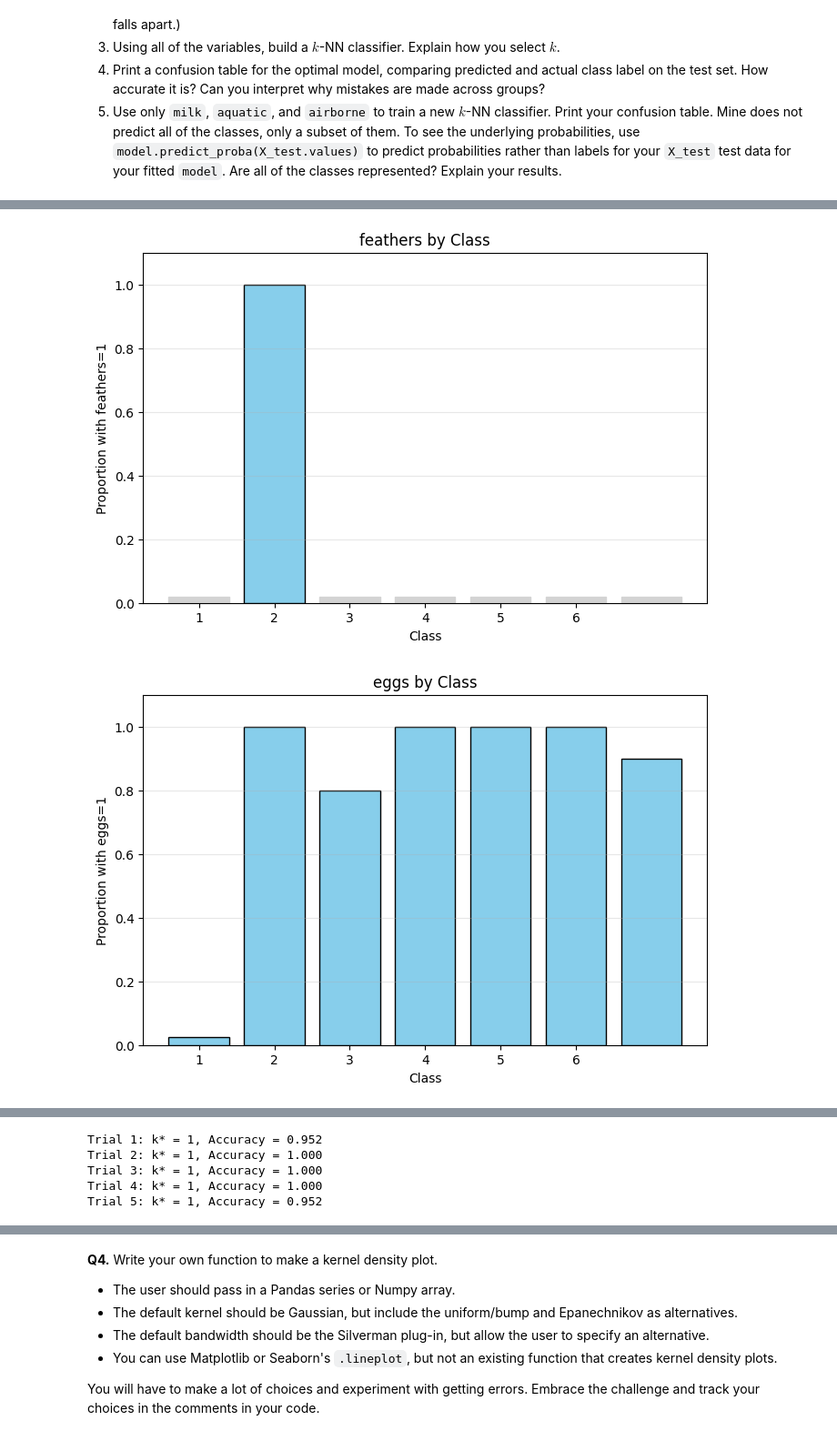
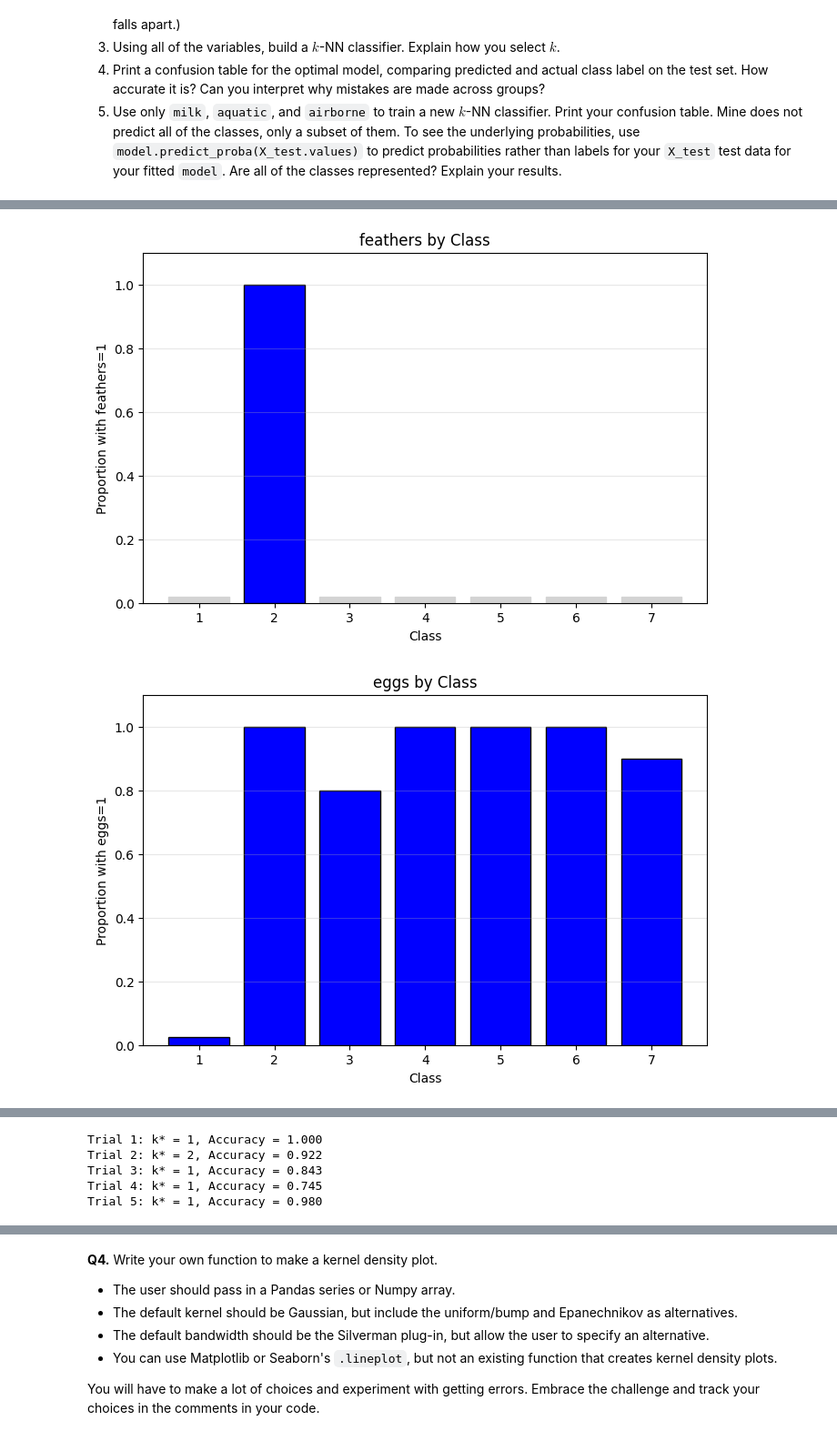
Before and after one commit to allyoshea/KNN, a Jupyter notebook: assignment/assignment.ipynb, the cells around one changed output, grey strips where cells are left out. Shown at 91% size. Saved outputs shown, nothing was run; the diff lists cells and outputs as text; code cells hidden in the pictures.

```diff
--- a/assignment/assignment.ipynb
+++ b/assignment/assignment.ipynb
@@ -170,14 +170,14 @@ print(correlations)
 
 
 
-# Binary features - bar plots showing proportion
+# Binary features, bar plots showing classes with these
 binary_features = ['hair', 'feathers', 'eggs', 'milk', 'airborne']
 
 for feature in binary_features:
     class_means = df.groupby('class')[feature].mean()
 
     plt.figure(figsize=(8, 5))
-    bars = plt.bar(class_means.index, class_means.values, color='skyblue', edgecolor='black')
+    bars = plt.bar(class_means.index, class_means.values, color='blue', edgecolor='black')
 
     # Make 0 bars slightly visible
     for i, bar in enumerate(bars):
@@ -188,7 +188,7 @@ for feature in binary_features:
     plt.xlabel('Class')
     plt.ylabel(f'Proportion with {feature}=1')
     plt.title(f'{feature} by Class')
-    plt.xticks(range(1, 7))
+    plt.xticks(range(1, 8))
     plt.ylim(0, 1.1)
     plt.grid(axis='y', alpha=0.3)
     plt.show()
@@ -255,8 +255,8 @@ y = df['class']
 X = df.drop(['animal', 'class'], axis=1)
 
 for trial in range(5):
-    ## Split the sample:
-    X_train, X_test, y_train, y_test = train_test_split(X, y, test_size=0.2, random_state=None)
+    ## Split the sample 50/50
+    X_train, X_test, y_train, y_test = train_test_split(X, y, test_size=0.5, random_state=None)
     N_train = len(y_train)
     N_test = len(y_test)
 
@@ -276,7 +276,7 @@ for trial in range(5):
     print(f"Trial {trial+1}: k* = {k_star}, Accuracy = {Acc_max:.3f}")
     plt.plot(np.arange(1, k_bar+1), Acc, label=f'Trial {trial+1}')
 
-## Accuracy plot:
+## Accuracy plot to visualize
 plt.xlabel("k")
 plt.ylabel("Accuracy")
 plt.title('Test Accuracy')
@@ -303,7 +303,6 @@ y_pred = fitted_model.predict(X_test)
 accuracy = np.sum(y_pred == y_test) / len(y_test)
 print(f"Test Accuracy with k={k_star}: {accuracy:.3f}")
 
-# Create confusion matrix
 # Create confusion matrix
 cm = confusion_matrix(y_test, y_pred)
 
@@ -474,2 +473,2 @@ dtype: float64
-[figure, old version]
+[figure, new version]
-[figure, old version]
+[figure, new version]
@@ -491,8 +490,8 @@ dtype: float64
 Optimal k = 1
 Max accuracy = 1.000
 [figure]
-Trial 1: k* = 1, Accuracy = 0.952
-Trial 2: k* = 1, Accuracy = 1.000
-Trial 3: k* = 1, Accuracy = 1.000
-Trial 4: k* = 1, Accuracy = 1.000
-Trial 5: k* = 1, Accuracy = 0.952
+Trial 1: k* = 1, Accuracy = 1.000
+Trial 2: k* = 2, Accuracy = 0.922
+Trial 3: k* = 1, Accuracy = 0.843
+Trial 4: k* = 1, Accuracy = 0.745
+Trial 5: k* = 1, Accuracy = 0.980
```
Also changed, not shown: parts of 2 cells of this notebook.
